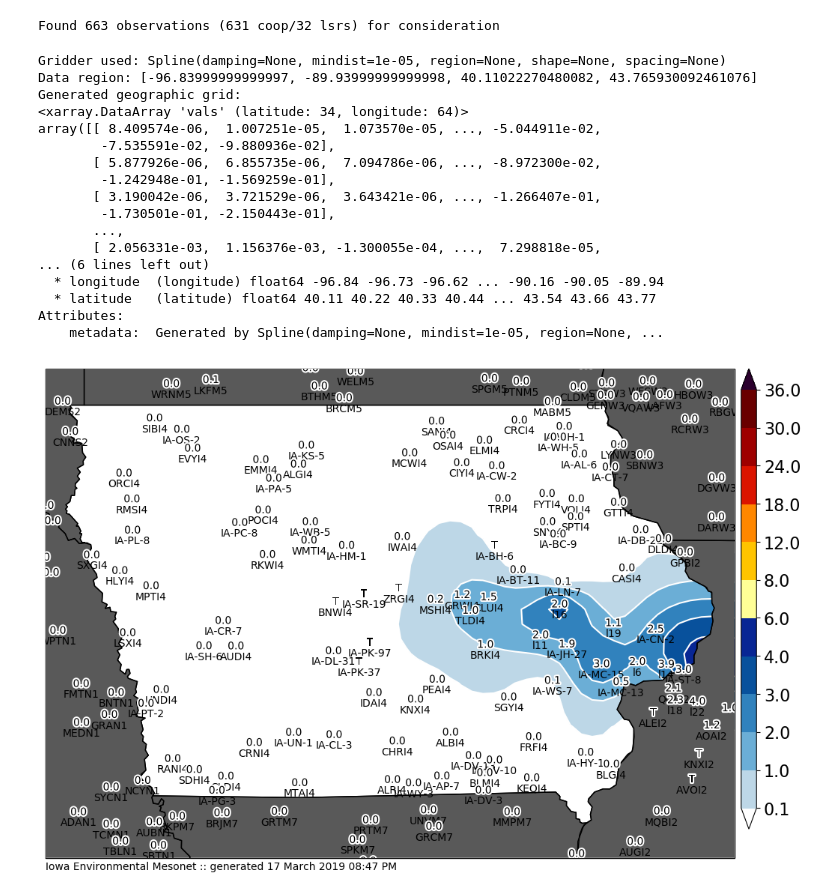
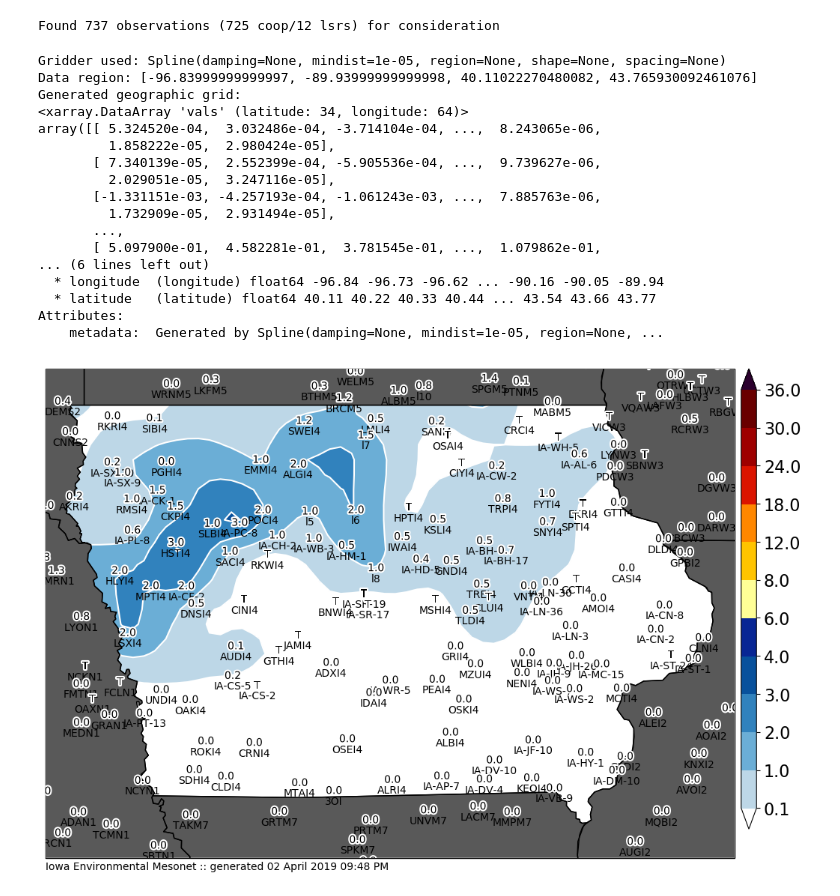
Before and after one commit to akrherz/DEV, a Jupyter notebook: coop/feature_snowfall_analysis.ipynb, the cells around one changed output. Saved outputs shown, nothing was run; the diff lists cells and outputs as text; code cells hidden in the pictures.

```diff
--- a/coop/feature_snowfall_analysis.ipynb
+++ b/coop/feature_snowfall_analysis.ipynb
@@ -81,9 +81,9 @@ def get_coop(dates):
     IEM.close()
     return data
 
-crows = get_coop( ['2019-03-17', '2019-03-18'] )
-sts = utc(2019, 3, 17, 0)
-ets = utc(2019, 3, 28, 12, 0)
+crows = get_coop( ['2019-04-02', '2019-04-03'] )
+sts = utc(2019, 4, 2, 0)
+ets = utc(2019, 4, 28, 12, 0)
 lrows = get_lsrs(sts, ets)
 
 df = pd.DataFrame(crows + lrows)
@@ -126,16 +126,14 @@ dfall = df
 #    dfall = pd.concat([df, pd.DataFrame(newrows)], ignore_index=True)
 dfall.set_index('label', inplace=True)
 # %% [output]
-Found 663 observations (631 coop/32 lsrs) for consideration
+Found 737 observations (725 coop/12 lsrs) for consideration
 # %%
-cull = ['IA-BH-17', 'VNTI4']
+cull = ['DSXI4', 'MCWI4', 'SPRI4']
 if cull:
     dfall.at[cull, 'useme'] = False
 
 hardcode = [
-    ('IA-SR-19', 0.0001),
-    ('l19', 1.1),
-    ('l16', 2.0),
+    ('SLBI4', 2.0),
 
 ]
 
@@ -181,41 +179,41 @@ print("Gridder used:", grd)
 region = [min(ll[0], ul[0]), max(lr[0], ur[0]), min(ll[1], ul[1]), max(ul[1], ur[1])]
 print("Data region:", region)
 
 grid = grd.grid(
     region=region,
     spacing=spacing / 3.,
     projection=projection,
     dims=["latitude", "longitude"],
     data_names=["vals"],
 )
 print("Generated geographic grid:")
 print(grid.vals)
 m.contourf(grid.longitude, grid.latitude, grid.vals, clevs, cmap=cmap)
 df_useme_plot = df_useme[(df_useme['val']>=0) & (df_useme['val']<10)]
 m.plot_values(
     df_useme_plot['lon'], df_useme_plot['lat'], df_useme_plot['datalabel'],
     '%s', labels=df_useme_plot.index.values,
     textsize=10, labeltextsize=10, labelbuffer=0)
 m.postprocess(filename='test.png')
 # %% [output]
 Gridder used: Spline(damping=None, mindist=1e-05, region=None, shape=None, spacing=None)
 Data region: [-96.83999999999997, -89.93999999999998, 40.11022270480082, 43.765930092461076]
 Generated geographic grid:
 <xarray.DataArray 'vals' (latitude: 34, longitude: 64)>
-array([[ 8.409574e-06,  1.007251e-05,  1.073570e-05, ..., -5.044911e-02,
-        -7.535591e-02, -9.880936e-02],
-       [ 5.877926e-06,  6.855735e-06,  7.094786e-06, ..., -8.972300e-02,
-        -1.242948e-01, -1.569259e-01],
-       [ 3.190042e-06,  3.721529e-06,  3.643421e-06, ..., -1.266407e-01,
-        -1.730501e-01, -2.150443e-01],
+array([[ 5.324520e-04,  3.032486e-04, -3.714104e-04, ...,  8.243065e-06,
+         1.858222e-05,  2.980424e-05],
+       [ 7.340139e-05,  2.552399e-04, -5.905536e-04, ...,  9.739627e-06,
+         2.029051e-05,  3.247116e-05],
+       [-1.331151e-03, -4.257193e-04, -1.061243e-03, ...,  7.885763e-06,
+         1.732909e-05,  2.931494e-05],
        ...,
-       [ 2.056331e-03,  1.156376e-03, -1.300055e-04, ...,  7.298818e-05,
+       [ 5.097900e-01,  4.582281e-01,  3.781545e-01, ...,  1.079862e-01,
 ... (6 lines left out)
   * longitude  (longitude) float64 -96.84 -96.73 -96.62 ... -90.16 -90.05 -89.94
   * latitude   (latitude) float64 40.11 40.22 40.33 40.44 ... 43.54 43.66 43.77
 Attributes:
     metadata:  Generated by Spline(damping=None, mindist=1e-05, region=None, ...
-[figure, old version]
+[figure, new version]
 # %%
 # now we are ready to plot!
 
```
Also changed, not shown: parts of 2 cells of this notebook.
